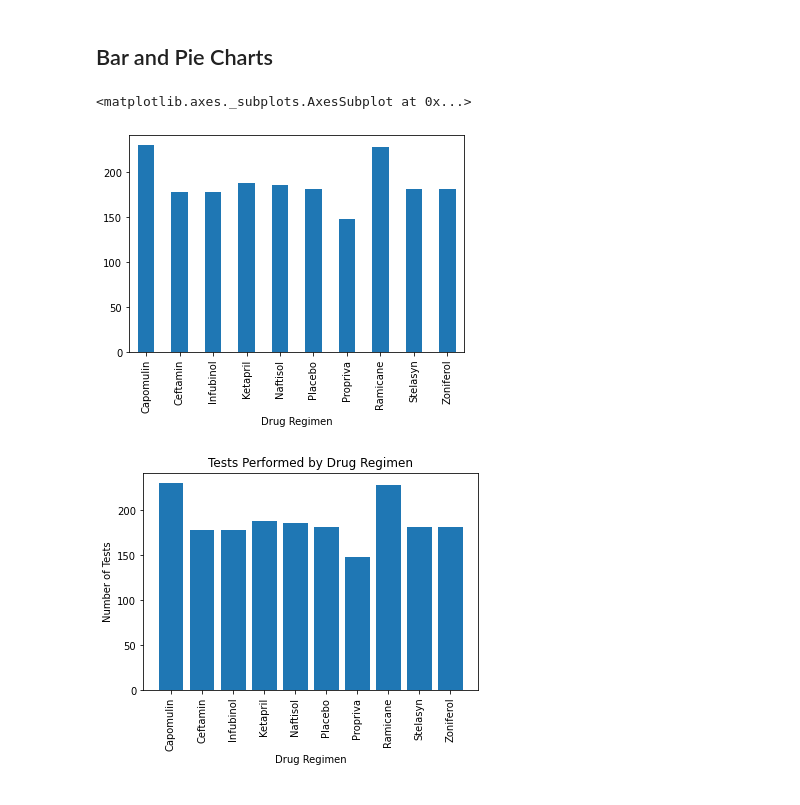
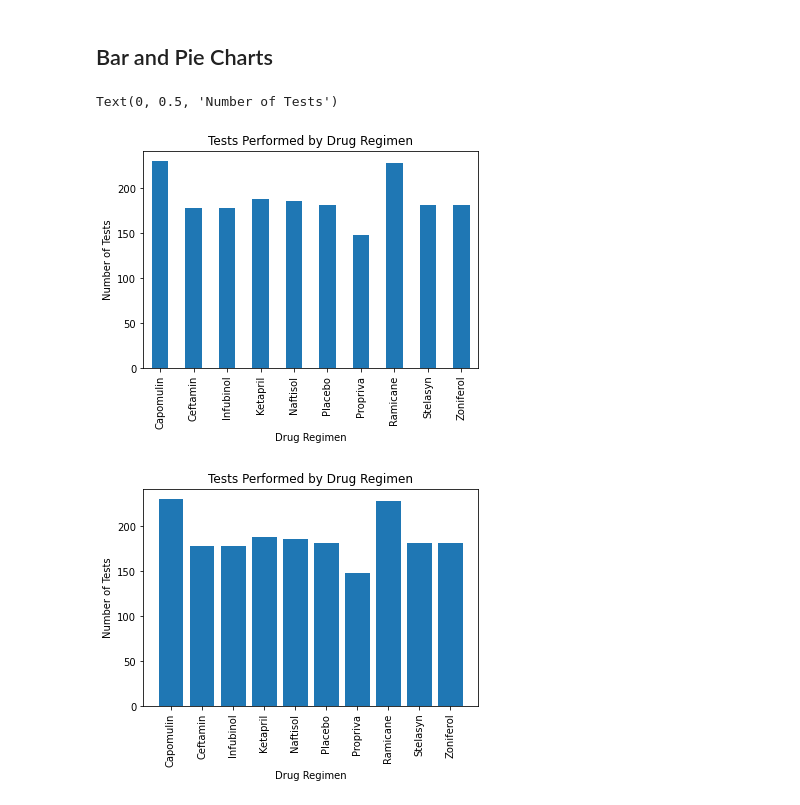
Before and after one commit to dkuchan415/Mouse_Tumor_Sizes, a Jupyter notebook: pymaceuticals_starter.ipynb, the cells around one changed output. Saved outputs shown, nothing was run; the diff lists cells and outputs as text; code cells hidden in the pictures.

```diff
--- a/pymaceuticals_starter.ipynb
+++ b/pymaceuticals_starter.ipynb
@@ -150,11 +150,12 @@ summary_df
 # %%
 # Generate a bar plot showing the total number of unique mice tested on each drug regimen using pandas.
 
 regimen_count = summary_group["Timepoint"].count()
-regimen_count.plot(kind="bar", y="Number of Tests")
+regimen_count.plot(kind="bar", y="Number of Tests", title="Tests Performed by Drug Regimen")
+plt.ylabel("Number of Tests")
 # %% [output]
-<matplotlib.axes._subplots.AxesSubplot at 0x...>
+Text(0, 0.5, 'Number of Tests')
-[figure, old version]
+[figure, new version]
 # %%
 # Generate a bar plot showing the total number of unique mice tested on each drug regimen using pyplot.
 
```
Also changed, not shown: parts of 5 cells of this notebook.
